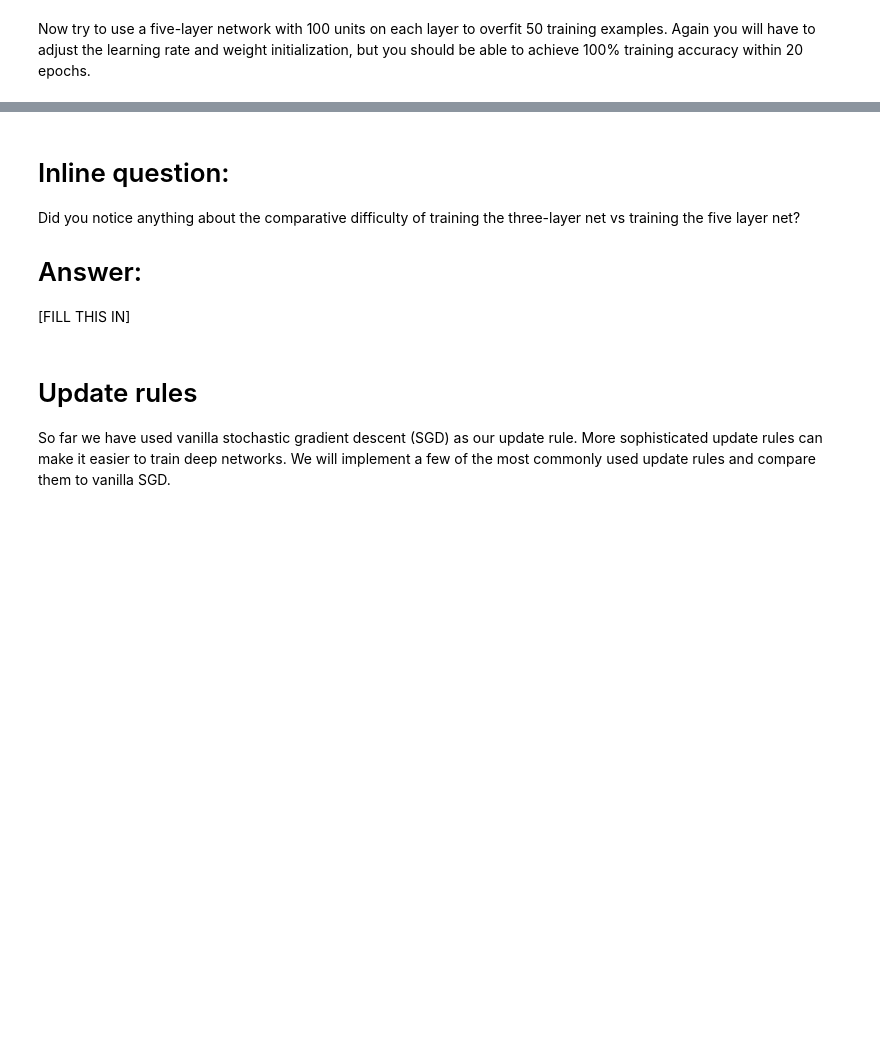
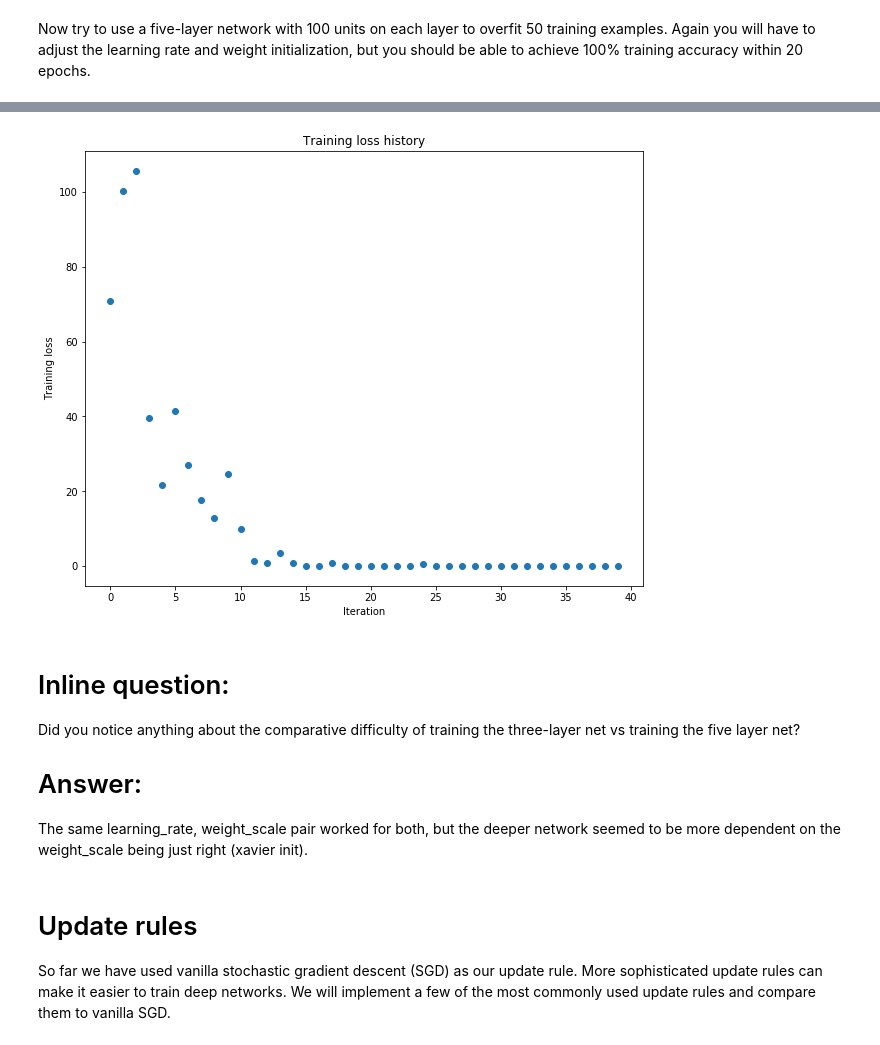
Before and after one commit to KellerJordan/Convolutional-Neural-Networks-for-Visual-Recognition, a Jupyter notebook: assignment2/FullyConnectedNets.ipynb, the cells around one changed output, grey strips where cells are left out. Drawn from its saved outputs; the diff is of its cells as text; code cells hidden in the pictures; blank space fills up the shorter version.

Commit message:
complete multilayer network class

```diff
--- a/assignment2/FullyConnectedNets.ipynb
+++ b/assignment2/FullyConnectedNets.ipynb
@@ -451,7 +475,7 @@ small_data = {
 }
 
 learning_rate = 1e-3
-weight_scale = 1e-5
+weight_scale = 1e-1
 model = FullyConnectedNet([100, 100, 100, 100],
                 weight_scale=weight_scale, dtype=np.float64)
 solver = Solver(model, small_data,
@@ -468,3 +492,4 @@ plt.title('Training loss history')
 plt.xlabel('Iteration')
 plt.ylabel('Training loss')
 plt.show()
+# %% [output]
@@ -471,9 +513,10 @@ plt.show()
+[figure, added]
 # %% [markdown]
 # Inline question:
 Did you notice anything about the comparative difficulty of training the three-layer net vs training the five layer net?
 
 # Answer:
-[FILL THIS IN]
+The same learning_rate, weight_scale pair worked for both, but the deeper network seemed to be more dependent on the weight_scale being just right (xavier init).
 # %% [markdown]
 # Update rules
 So far we have used vanilla stochastic gradient descent (SGD) as our update rule. More sophisticated update rules can make it easier to train deep networks. We will implement a few of the most commonly used update rules and compare them to vanilla SGD.
```
Also changed, not shown: parts of 7 cells of this notebook, 1 other file.
